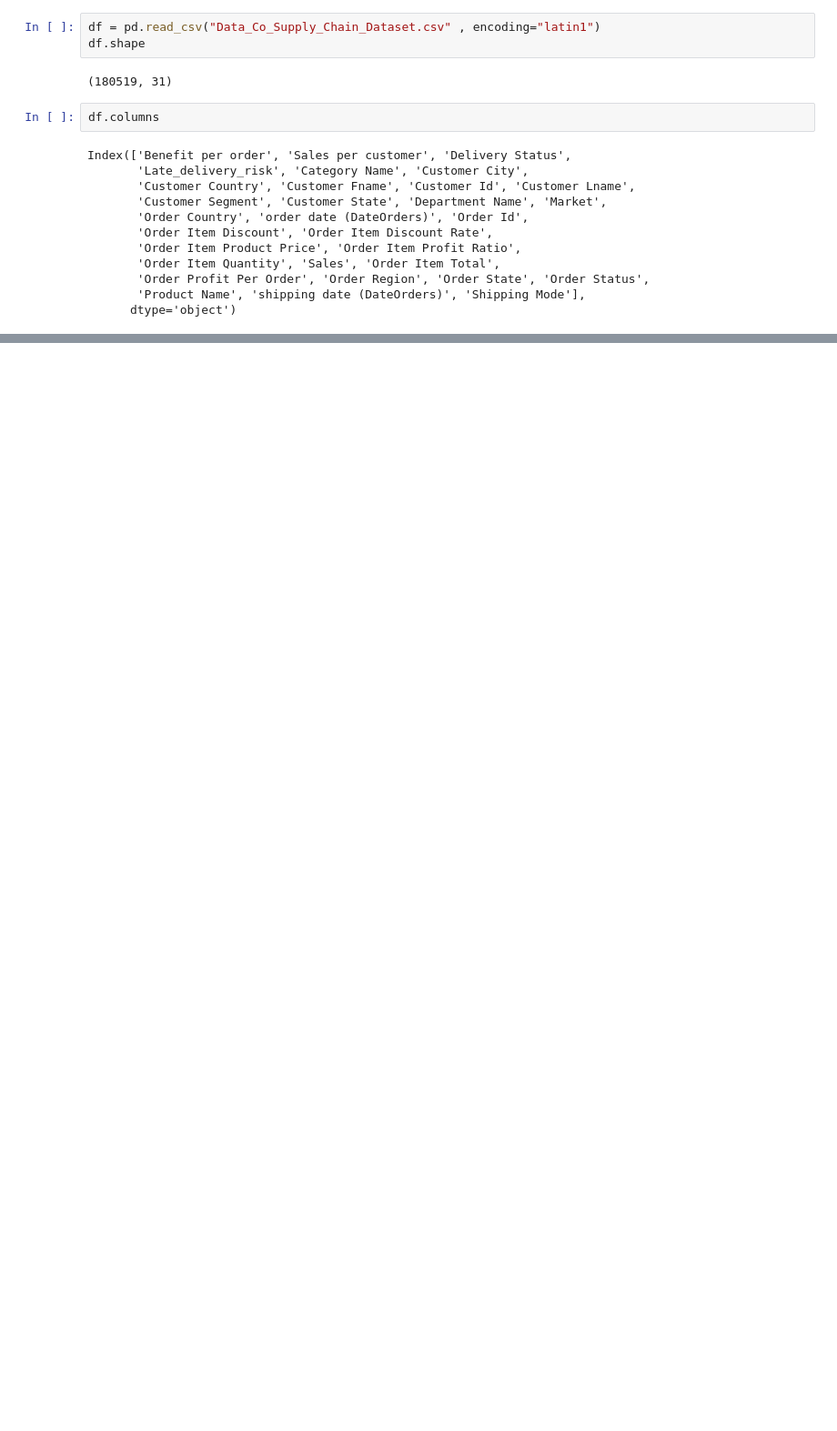
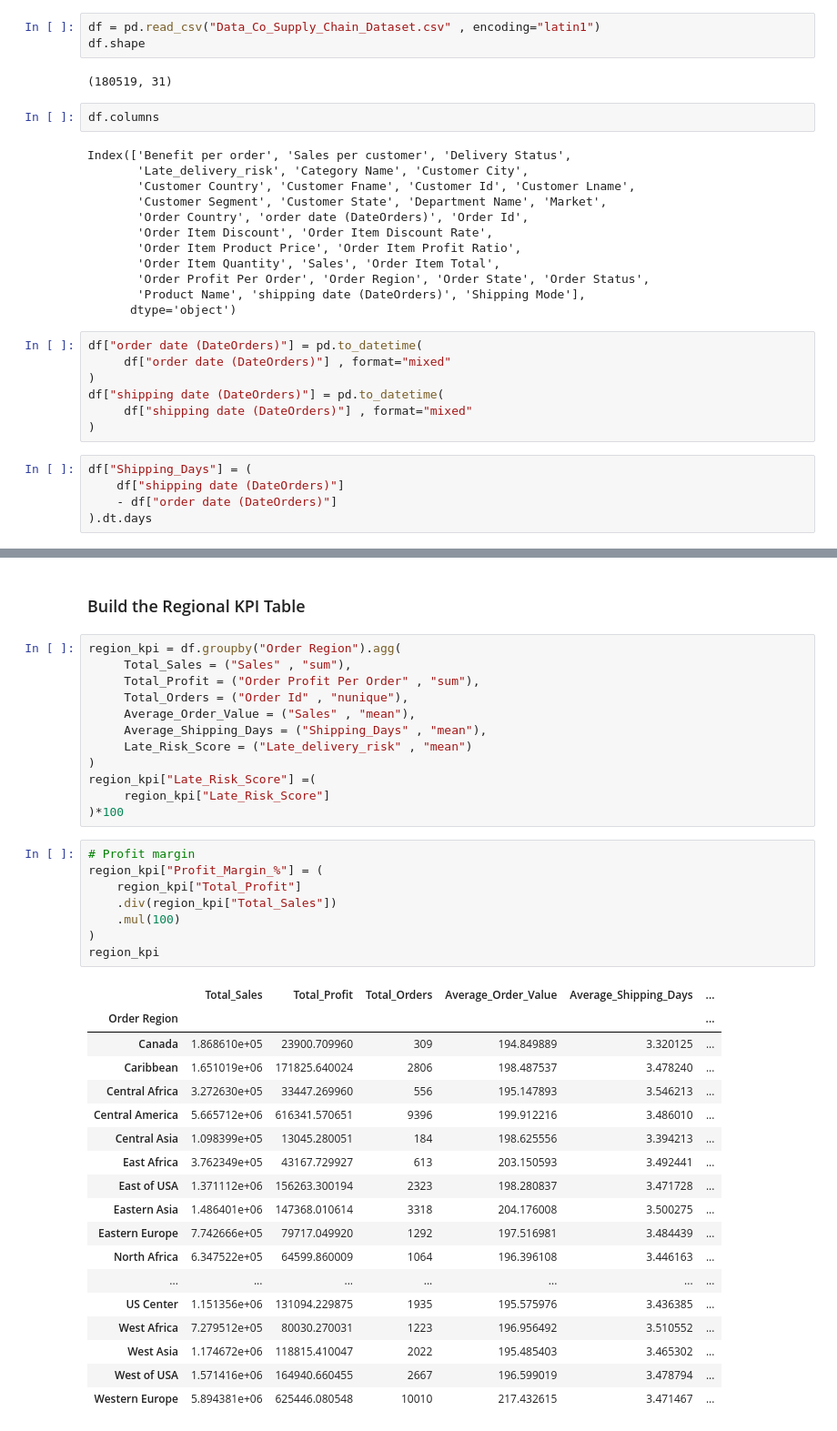
Before and after one commit to ivaibhavpawar1045/Python-Data-Analytics, a Jupyter notebook: 25_performance_segmentation_and_comparative_analysis/performance_analysis.ipynb, the cells around one changed output, grey strips where cells are left out. Shown at 91% size. Cells and saved outputs as stored; diff of their text form; blank space fills up the shorter version.

Commit message:
Build regional KPI and performance analysis

```diff
--- a/25_performance_segmentation_and_comparative_analysis/performance_analysis.ipynb
+++ b/25_performance_segmentation_and_comparative_analysis/performance_analysis.ipynb
@@ -21,3 +22,15 @@ Index(['Benefit per order', 'Sales per customer', 'Delivery Status',
        'Order Profit Per Order', 'Order Region', 'Order State', 'Order Status',
        'Product Name', 'shipping date (DateOrders)', 'Shipping Mode'],
       dtype='object')
+# %%
+df["order date (DateOrders)"] = pd.to_datetime(
+     df["order date (DateOrders)"] , format="mixed"
+)
+df["shipping date (DateOrders)"] = pd.to_datetime(
+     df["shipping date (DateOrders)"] , format="mixed"
+)
+# %%
+df["Shipping_Days"] = (
+    df["shipping date (DateOrders)"]
+    - df["order date (DateOrders)"]
+).dt.days
@@ -23,0 +50,41 @@ Index(['Benefit per order', 'Sales per customer', 'Delivery Status',
+# %% [markdown]
+### Build the Regional KPI Table
+# %%
+region_kpi = df.groupby("Order Region").agg(
+     Total_Sales = ("Sales" , "sum"),
+     Total_Profit = ("Order Profit Per Order" , "sum"),
+     Total_Orders = ("Order Id" , "nunique"),
+     Average_Order_Value = ("Sales" , "mean"),
+     Average_Shipping_Days = ("Shipping_Days" , "mean"),
+     Late_Risk_Score = ("Late_delivery_risk" , "mean")
+)
+region_kpi["Late_Risk_Score"] =(
+     region_kpi["Late_Risk_Score"]
+)*100
+# %%
+# Profit margin
+region_kpi["Profit_Margin_%"] = (
+    region_kpi["Total_Profit"]
+    .div(region_kpi["Total_Sales"])
+    .mul(100)
+)
+region_kpi
+# %% [output]
+|  | Total_Sales | Total_Profit | Total_Orders | Average_Order_Value | Average_Shipping_Days | ... |
+| Order Region |  |  |  |  |  | ... |
+| Canada | 1.868610e+05 | 23900.709960 | 309 | 194.849889 | 3.320125 | ... |
+| Caribbean | 1.651019e+06 | 171825.640024 | 2806 | 198.487537 | 3.478240 | ... |
+| Central Africa | 3.272630e+05 | 33447.269960 | 556 | 195.147893 | 3.546213 | ... |
+| Central America | 5.665712e+06 | 616341.570651 | 9396 | 199.912216 | 3.486010 | ... |
+| Central Asia | 1.098399e+05 | 13045.280051 | 184 | 198.625556 | 3.394213 | ... |
+| East Africa | 3.762349e+05 | 43167.729927 | 613 | 203.150593 | 3.492441 | ... |
+| East of USA | 1.371112e+06 | 156263.300194 | 2323 | 198.280837 | 3.471728 | ... |
+| Eastern Asia | 1.486401e+06 | 147368.010614 | 3318 | 204.176008 | 3.500275 | ... |
+| Eastern Europe | 7.742666e+05 | 79717.049920 | 1292 | 197.516981 | 3.484439 | ... |
+| North Africa | 6.347522e+05 | 64599.860009 | 1064 | 196.396108 | 3.446163 | ... |
+| ... | ... | ... | ... | ... | ... | ... |
+| US Center | 1.151356e+06 | 131094.229875 | 1935 | 195.575976 | 3.436385 | ... |
+| West Africa | 7.279512e+05 | 80030.270031 | 1223 | 196.956492 | 3.510552 | ... |
+| West Asia | 1.174672e+06 | 118815.410047 | 2022 | 195.485403 | 3.465302 | ... |
+| West of USA | 1.571416e+06 | 164940.660455 | 2667 | 196.599019 | 3.478794 | ... |
+| Western Europe | 5.894381e+06 | 625446.080548 | 10010 | 217.432615 | 3.471467 | ... |
```
Also changed, not shown: parts of 24 cells of this notebook.
